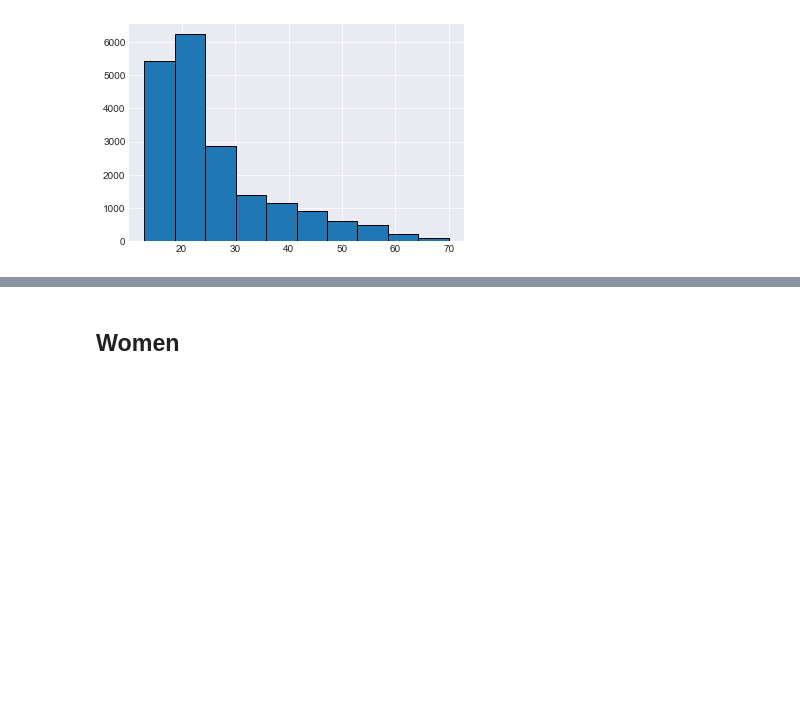
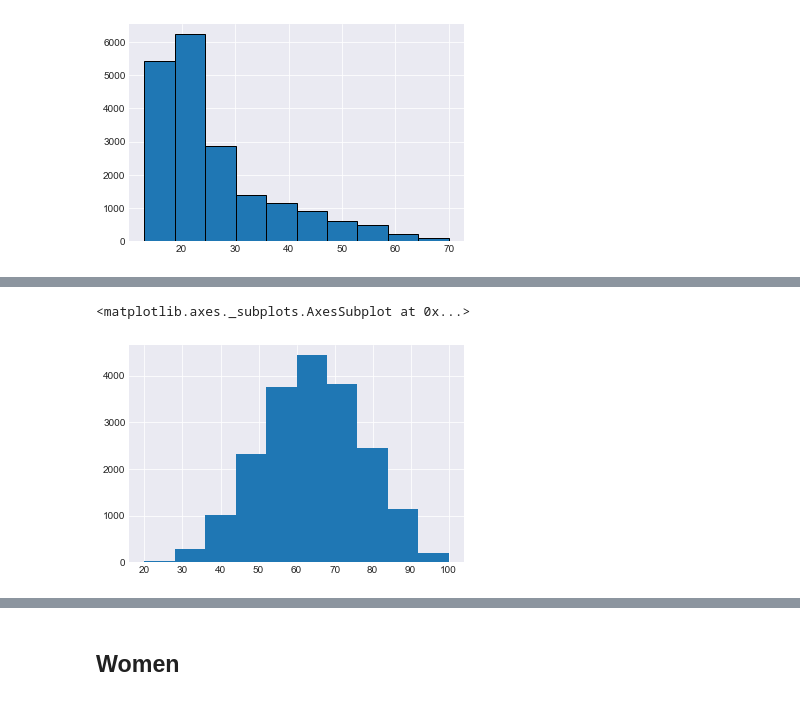
Before and after one commit to vincefav/big-five-age-and-gender, a Jupyter notebook: Big five - Age and gender.ipynb, the cells around one changed output, grey strips where cells are left out. Saved outputs shown, nothing was run; the diff lists cells and outputs as text; code cells hidden in the pictures; blank space fills up the shorter version.

```diff
--- a/Big five - Age and gender.ipynb
+++ b/Big five - Age and gender.ipynb
@@ -63,0 +58,17 @@ men.drop('age', axis=1).std().sort_values().plot.barh(figsize=(5,16), grid=T)
+# %%
+data['Conscientiousness'] =\
+(data['I am always prepared.'] +
+data['I get chores done right away.'] +
+data['I like order.'] +
+data['I follow a schedule.'] +
+data['I am exacting in my work.'] +
+(6 - data['I leave my belongings around.']) +
+(6 - data['I pay attention to details.']) +
+(6 - data['I make a mess of things.']) +
+(6 - data['I often forget to put things back in their proper place.']) +
+(6 - data['I shirk my duties.']))/.5
+
+data['Conscientiousness'].hist()
+# %% [output]
+<matplotlib.axes._subplots.AxesSubplot at 0x...>
+[figure, added]
```
Also changed, not shown: parts of 8 cells of this notebook.
